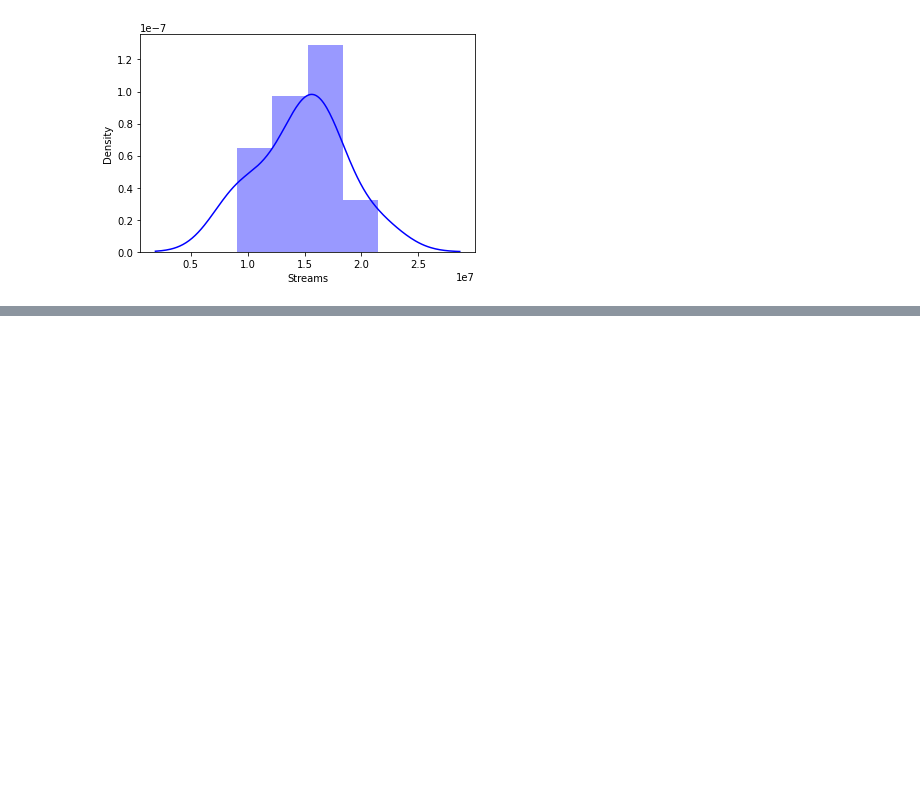
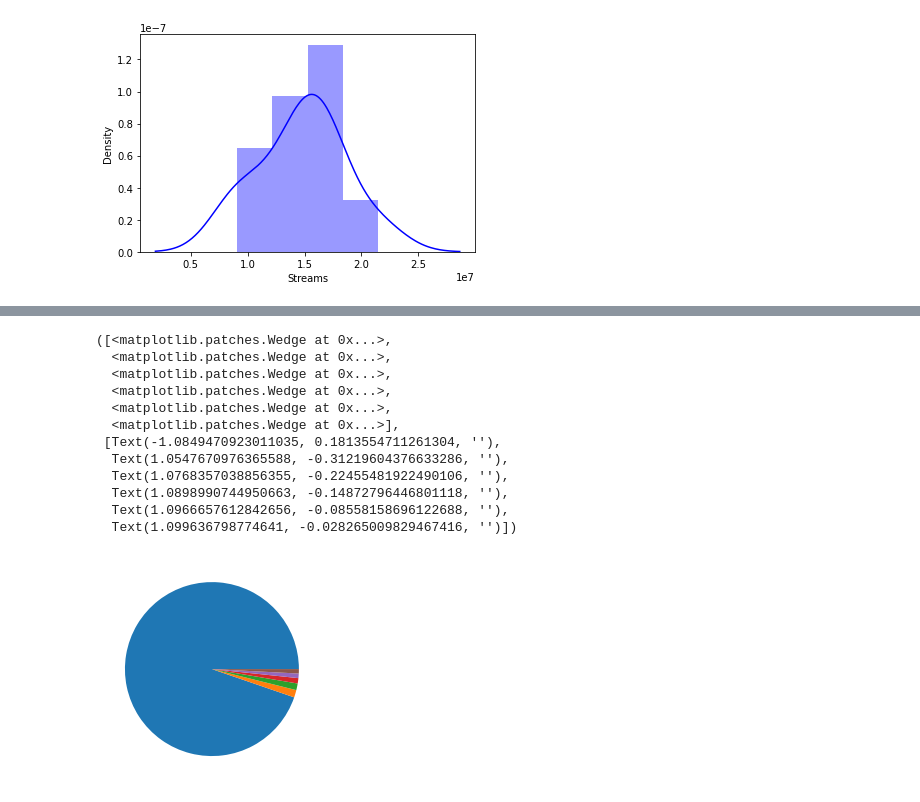
Before and after one commit to NSS-Data-Analytics-Cohort-6/mlc-project-count-dracula, a Jupyter notebook: notebooks/MLC_Phil.ipynb, the cells around one changed output, grey strips where cells are left out. Drawn from its saved outputs; the diff is of its cells as text; code cells hidden in the pictures; blank space fills up the shorter version.

```diff
--- a/notebooks/MLC_Phil.ipynb
+++ b/notebooks/MLC_Phil.ipynb
@@ -520,0 +595,16 @@ for platform in label_pie["Platform"]:
+# %%
+plt.pie(label_pie['Label'].value_counts())
+# %% [output]
+([<matplotlib.patches.Wedge at 0x...>,
+  <matplotlib.patches.Wedge at 0x...>,
+  <matplotlib.patches.Wedge at 0x...>,
+  <matplotlib.patches.Wedge at 0x...>,
+  <matplotlib.patches.Wedge at 0x...>,
+  <matplotlib.patches.Wedge at 0x...>],
+ [Text(-1.0849470923011035, 0.1813554711261304, ''),
+  Text(1.0547670976365588, -0.31219604376633286, ''),
+  Text(1.0768357038856355, -0.22455481922490106, ''),
+  Text(1.0898990744950663, -0.14872796446801118, ''),
+  Text(1.0966657612842656, -0.08558158696122688, ''),
+  Text(1.099636798774641, -0.028265009829467416, '')])
+[figure, added]
```
Also changed, not shown: parts of 39 cells of this notebook.
